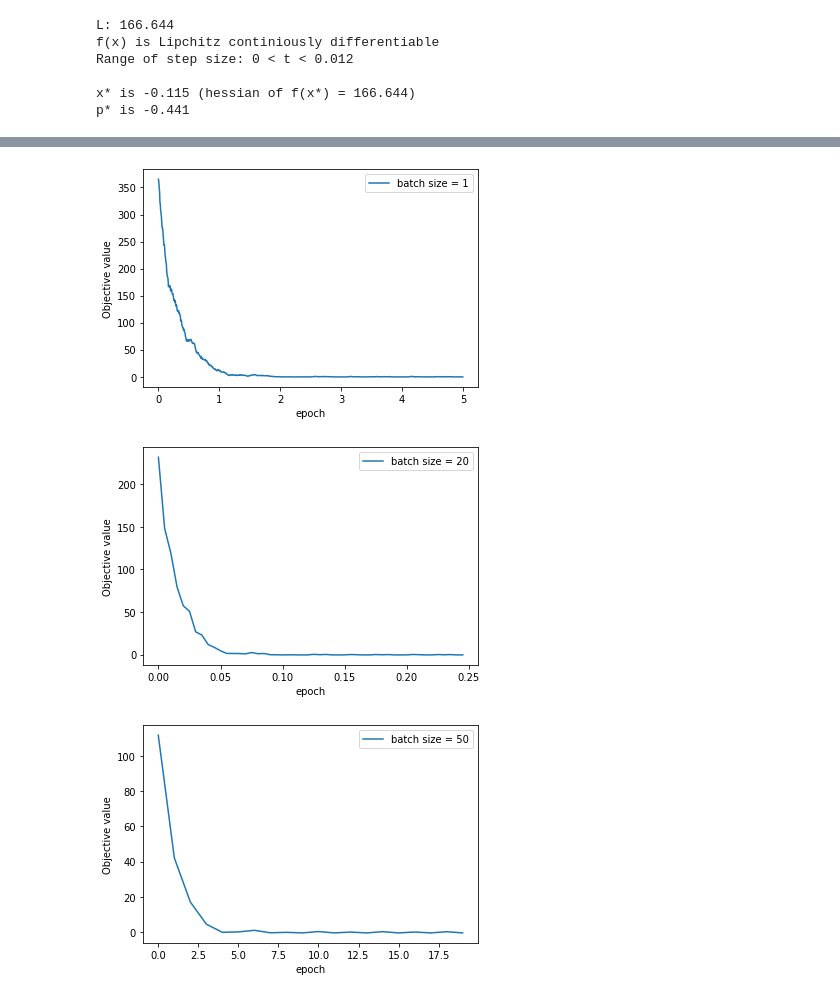
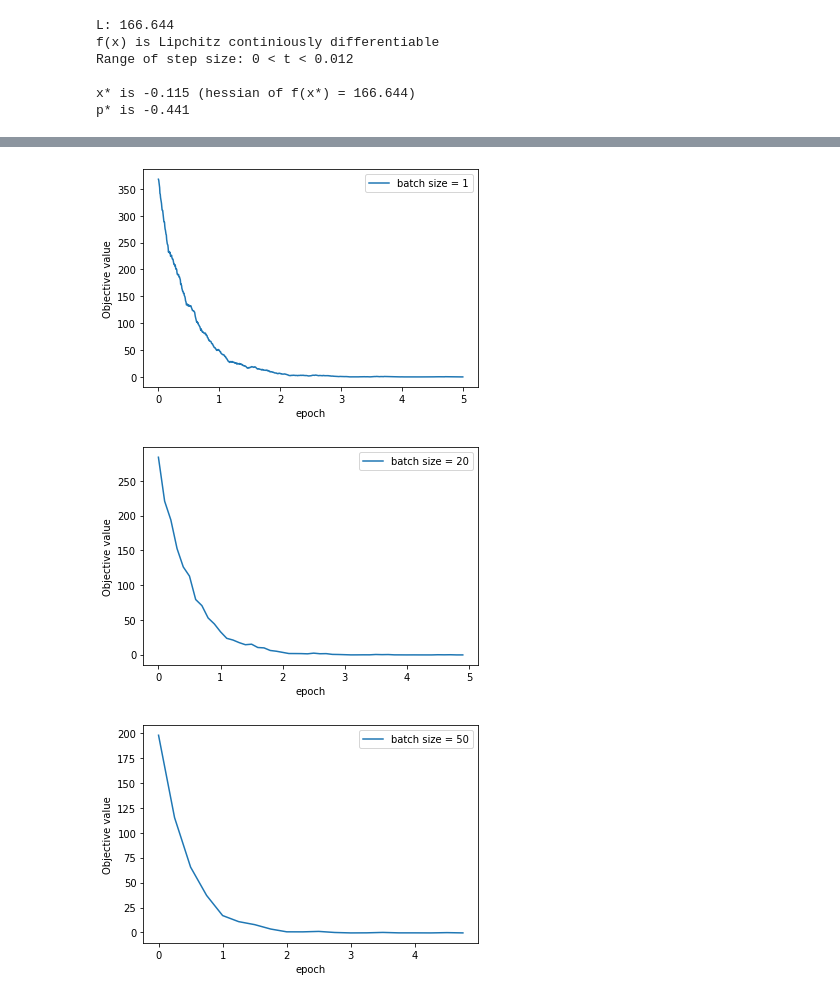
Before and after one commit to k-sukhantharat/bads7603-Optimization, a Jupyter notebook: hw4_minibatch/hw4_minibatch.ipynb, the cells around one changed output, grey strips where cells are left out. Cells and saved outputs as stored; diff of their text form; code cells hidden in the pictures.

Commit message:
hw4 - plot result

```diff
--- a/hw4_minibatch/hw4_minibatch.ipynb
+++ b/hw4_minibatch/hw4_minibatch.ipynb
@@ -60,14 +60,16 @@ def mini_batch(N,k,t):
     epoch = 5
     # print('epoch:',epoch)
     # initial x0
-    x_prev = 2
-    f_hist = []
+    x_prev = 1
+    f_hist = [f(x_prev)]
     for e in range(epoch):
         i = 0
+        # f_epoch = []
         for n in range(1,N//k + 1):
             # print('i:', i)
             x = x_prev + (t * (search_direction(x_prev, k, i)))
             f_hist.append(f(x))
             x_prev = x
             i += k
+        # f_hist.append(f(x))
     return f_hist
@@ -74,39 +108,39 @@ def mini_batch(N,k,t):
 # %%
 N = A.shape[0]
 k = 1 #batch_size
-f_hist_1 = mini_batch(N,k, 0.01)
+f_hist_1 = mini_batch(N,k, 1/L)
 # output
 import matplotlib.pyplot as plt
-plt.plot([x/N for x in range(len(f_hist_1))], f_hist_1, label='batch size = 1')
+plt.plot([x/(N/k)  for x in range(len(f_hist_1))], f_hist_1, label='batch size = 1')
 plt.xlabel("epoch")
 plt.ylabel("Objective value")
 plt.legend(loc='upper right')
 plt.show()
 # %% [output]
-[figure, old version]
+[figure, new version]
 # %%
 N = A.shape[0]
 k = 20 #batch_size
-f_hist_1 = mini_batch(N,k, 0.01)
+f_hist_1 = mini_batch(N,k, 1/L)
 # output
 import matplotlib.pyplot as plt
-plt.plot([x/N for x in range(len(f_hist_1))], f_hist_1, label='batch size = 20')
+plt.plot([x/(N/k)  for x in range(len(f_hist_1))], f_hist_1, label='batch size = 20')
 plt.xlabel("epoch")
 plt.ylabel("Objective value")
 plt.legend(loc='upper right')
 plt.show()
 # %% [output]
-[figure, old version]
+[figure, new version]
 # %%
 N = A.shape[0]
 k = 50 #batch_size
-f_hist_1 = mini_batch(N,k, 0.01)
+f_hist_1 = mini_batch(N,k, 1/L)
 # output
 import matplotlib.pyplot as plt
-plt.plot([x for x in range(len(f_hist_1))], f_hist_1, label='batch size = 50')
+plt.plot([x/(N/k)  for x in range(len(f_hist_1))], f_hist_1, label='batch size = 50')
 plt.xlabel("epoch")
 plt.ylabel("Objective value")
 plt.legend(loc='upper right')
 plt.show()
 # %% [output]
-[figure, old version]
+[figure, new version]
```
Also changed, not shown: parts of 4 cells of this notebook.
